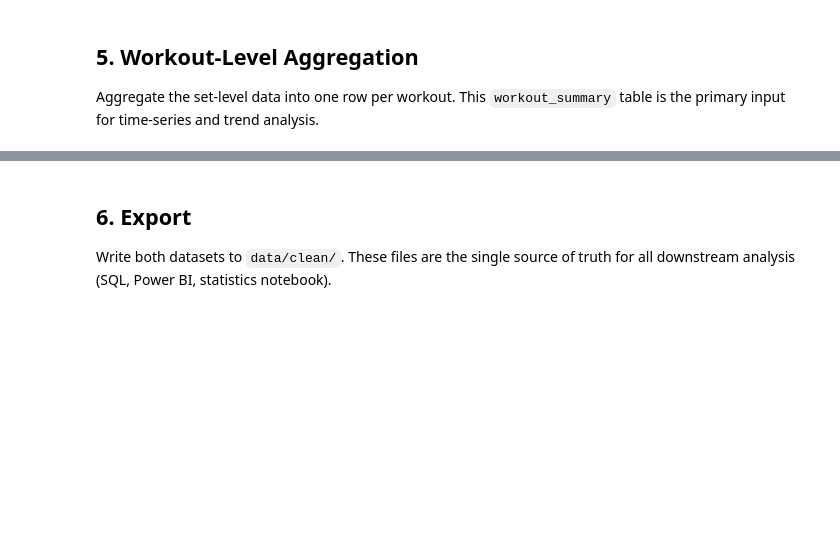
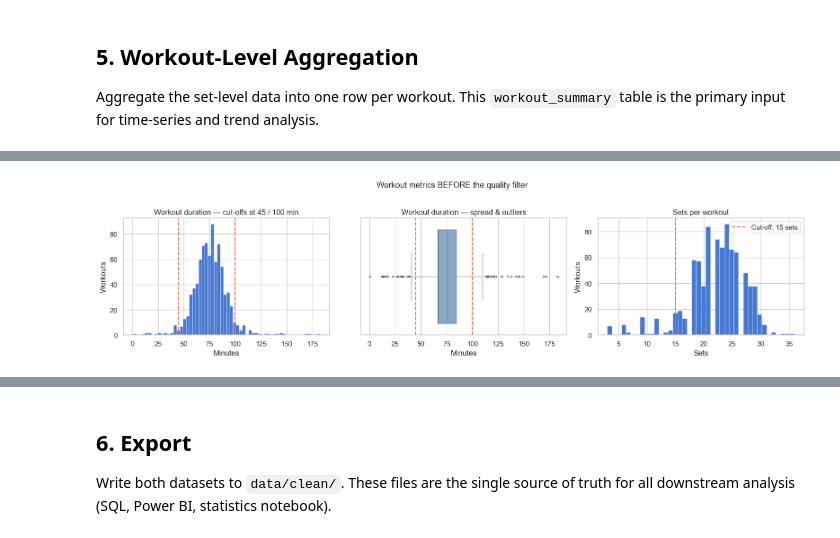
Before and after one commit to PaulH322/FitnessData, a Jupyter notebook: notebooks/01_cleaning.ipynb, the cells around one changed output, grey strips where cells are left out. Saved outputs shown, nothing was run; the diff lists cells and outputs as text; code cells hidden in the pictures; blank space fills up the shorter version.

```diff
--- a/notebooks/01_cleaning.ipynb
+++ b/notebooks/01_cleaning.ipynb
@@ -352,0 +595,25 @@ This `workout_summary` table is the primary input for time-series and trend anal
+# %%
+MIN_DURATION, MAX_DURATION, MIN_SETS = 45, 100, 15
+
+fig, axes = plt.subplots(1, 3, figsize=(16, 4))
+
+axes[0].hist(workout_summary_all["duration_min"], bins=60, edgecolor="white", linewidth=0.4)
+for v in (MIN_DURATION, MAX_DURATION):
+    axes[0].axvline(v, color="tomato", ls="--", lw=1.5)
+axes[0].set(title="Workout duration — cut-offs at 45 / 100 min", xlabel="Minutes", ylabel="Workouts")
+
+sns.boxplot(x=workout_summary_all["duration_min"], ax=axes[1], color="#7fa8d1", fliersize=3)
+for v in (MIN_DURATION, MAX_DURATION):
+    axes[1].axvline(v, color="tomato", ls="--", lw=1.5)
+axes[1].set(title="Workout duration — spread & outliers", xlabel="Minutes")
+
+axes[2].hist(workout_summary_all["total_sets"], bins=40, edgecolor="white", linewidth=0.4)
+axes[2].axvline(MIN_SETS, color="tomato", ls="--", lw=1.5, label=f"Cut-off: {MIN_SETS} sets")
+axes[2].set(title="Sets per workout", xlabel="Sets", ylabel="Workouts")
+axes[2].legend()
+
+plt.suptitle("Workout metrics BEFORE the quality filter", y=1.02, fontsize=13)
+plt.tight_layout()
+plt.show()
+# %% [output]
+[figure, added]
```
Also changed, not shown: parts of 28 cells of this notebook, 11 other files.
